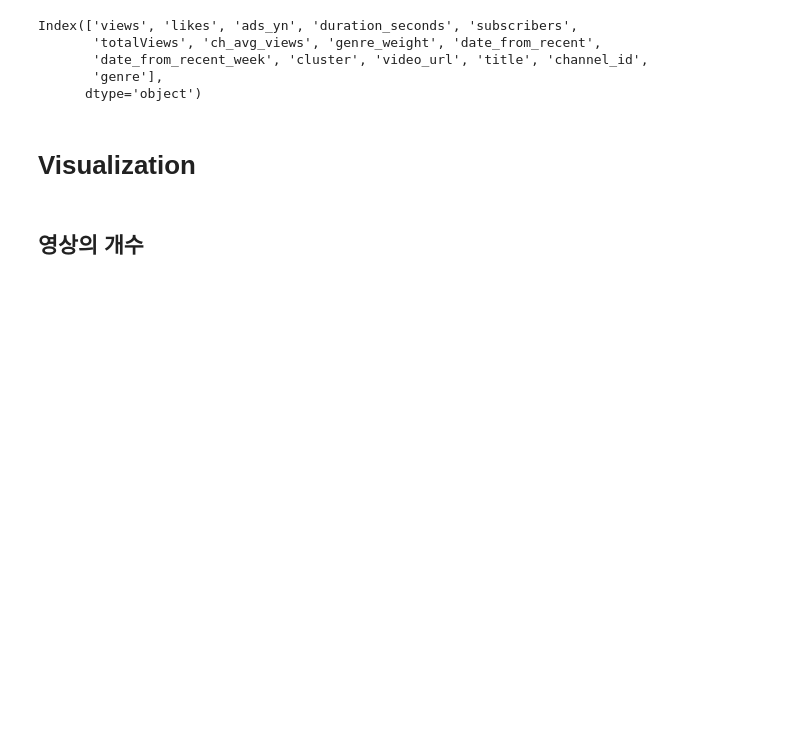
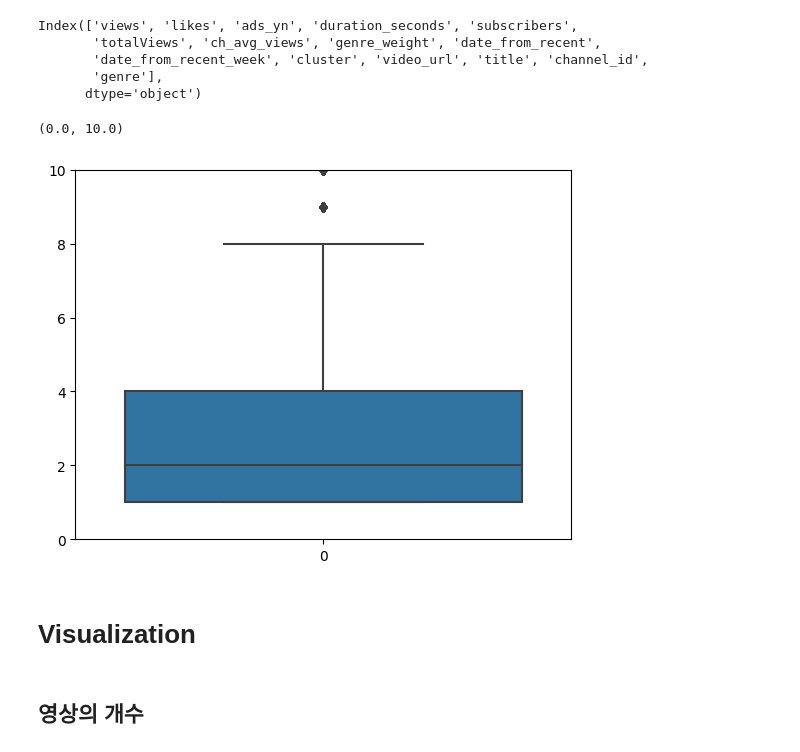
Before and after one commit to Hasaero/Content-Evaluation-Model, a Jupyter notebook: Cluster_EDA.ipynb, the cells around one changed output. Saved outputs shown, nothing was run; the diff lists cells and outputs as text; code cells hidden in the pictures; blank space fills up the shorter version.

```diff
--- a/Cluster_EDA.ipynb
+++ b/Cluster_EDA.ipynb
@@ -34,3 +37,9 @@ df['shorts'] = df['shorts'].astype('int')
+# %%
+sns.boxplot(df.groupby('channel_id').count()['views'])
+plt.ylim(0,10)
+# %% [output]
+(0.0, 10.0)
+[figure, added]
 # %% [markdown]
 # Visualization
 # %% [markdown]
```
Also changed, not shown: parts of 26 cells of this notebook.
